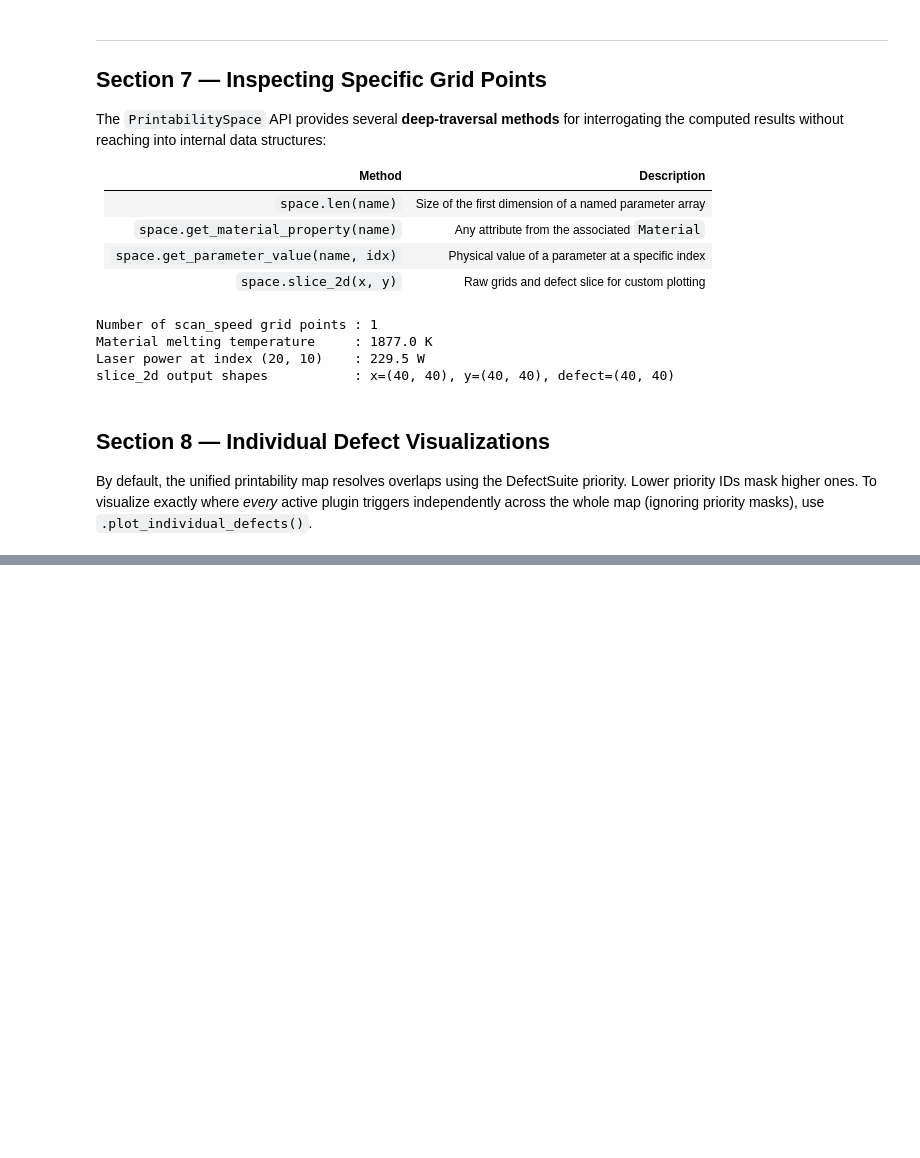
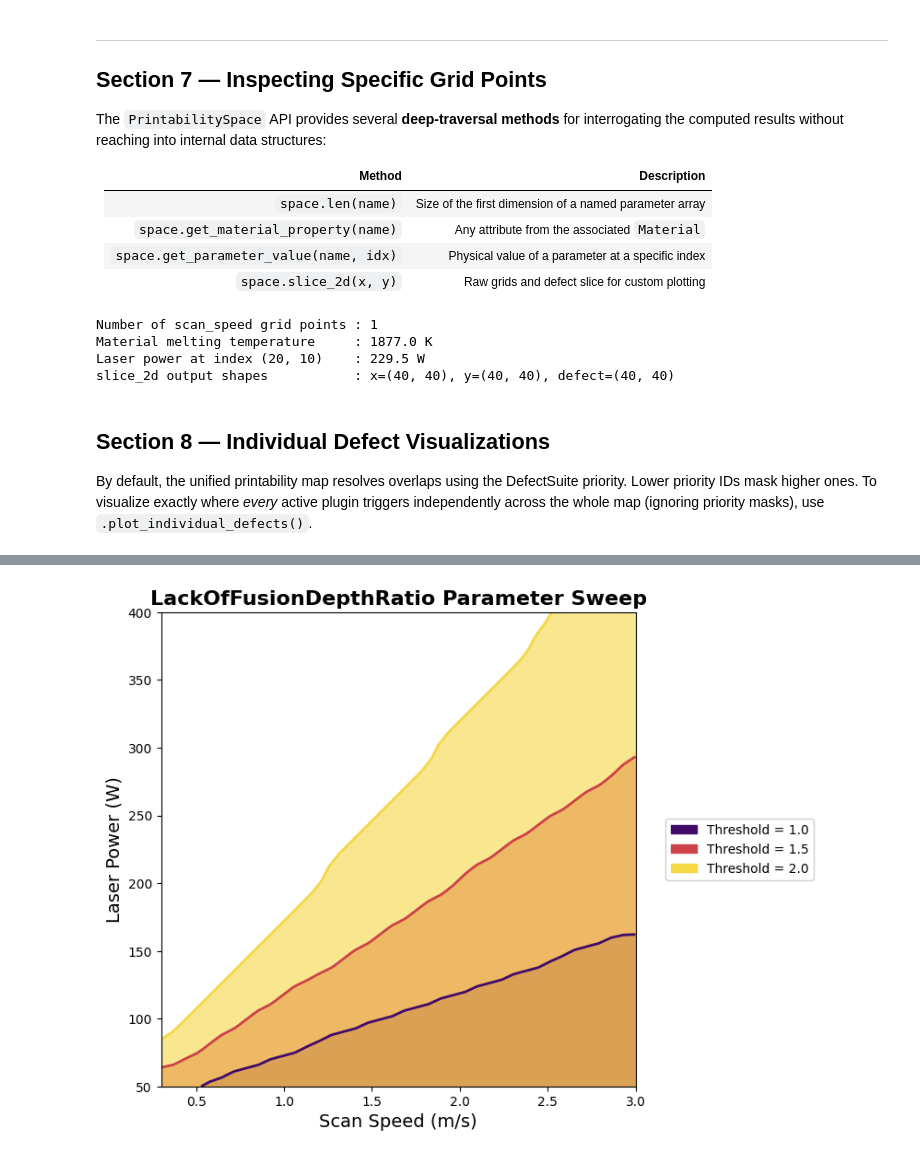
Before and after one commit to ilidio-costa/lpbf_map, a Jupyter notebook: examples/05_Standard_Printability_Map.ipynb, the cells around one changed output, grey strips where cells are left out. Cells and saved outputs as stored; diff of their text form; code cells hidden in the pictures; blank space fills up the shorter version.

```diff
--- a/examples/05_Standard_Printability_Map.ipynb
+++ b/examples/05_Standard_Printability_Map.ipynb
@@ -236,0 +284,14 @@ fig, axes = space.plot_individual_defects(x_axis='scan_speed', y_axis='laser_pow
+# %%
+# Sweep the Lack of Fusion criterion across 3 different thresholds
+# Standard ratio threshold is 0.5 (penetration depth / layer thickness)
+from lpbf_map.defects import LackOfFusionDepthRatioCriterion
+
+fig, ax = space.plot_criterion_sweep(
+    criterion_class=LackOfFusionDepthRatioCriterion,
+    thresholds=[1.0, 1.5, 2.0],
+    x_axis='scan_speed',
+    y_axis='laser_power'
+)
+plt.show()
+# %% [output]
+[figure, added]
```
Also changed, not shown: parts of 8 cells of this notebook, 59 other files.
